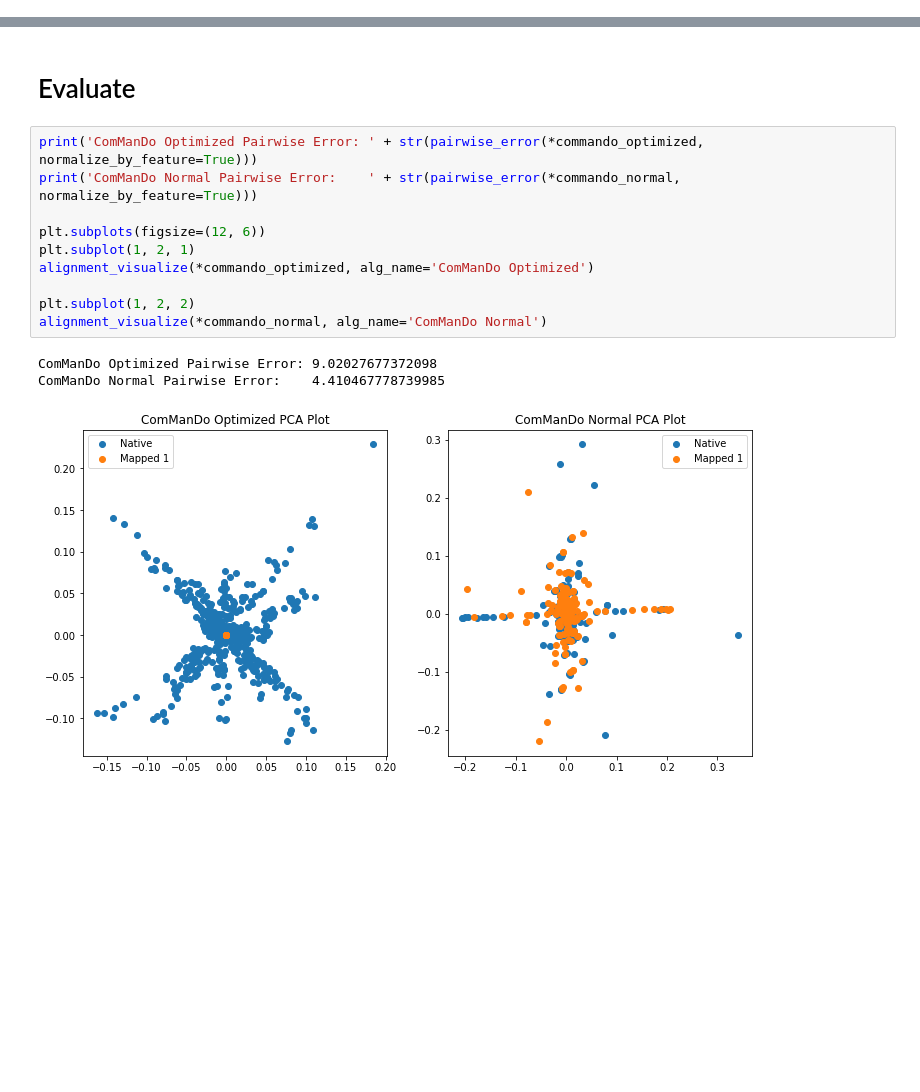
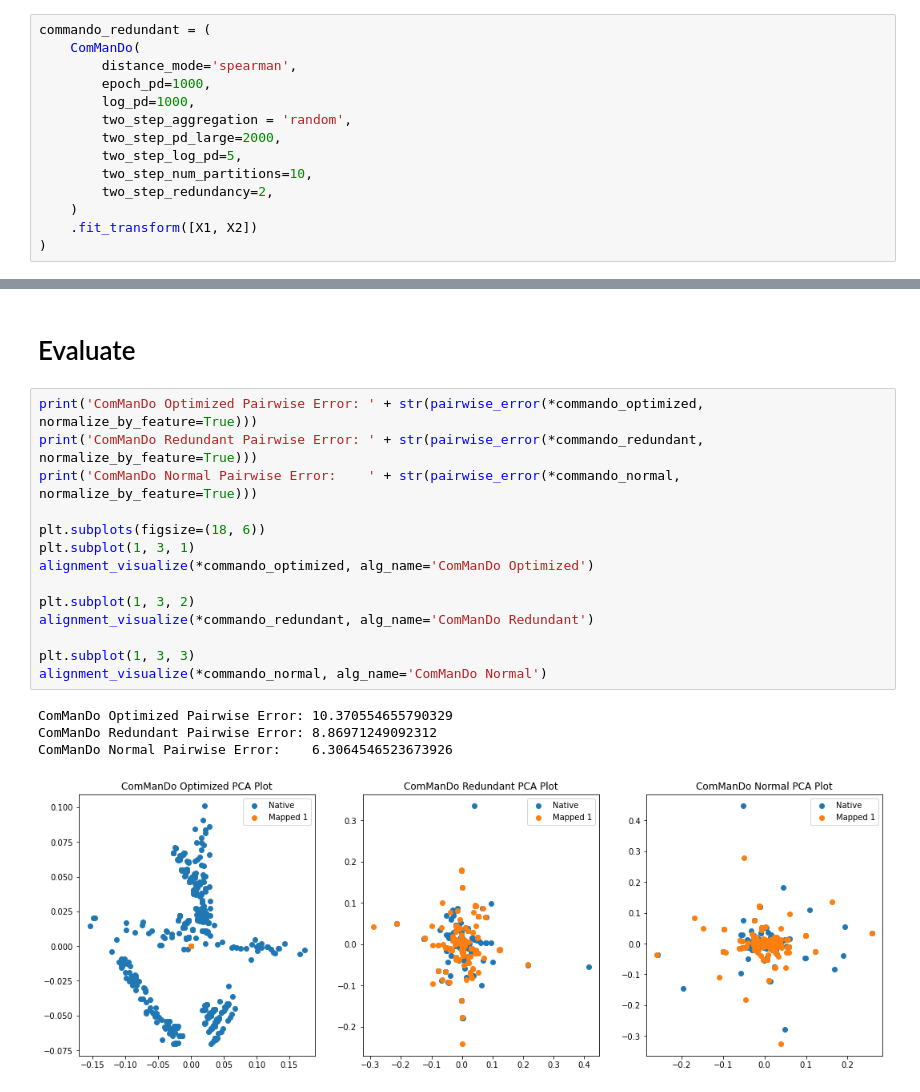
Before and after one commit to Oafish1/JAMIE, a Jupyter notebook: examples/opsca_sample_optimization.ipynb, the cells around one changed output, grey strips where cells are left out. Cells and saved outputs as stored; diff of their text form; blank space fills up the shorter version.

Commit message:
Organization, redundancy, rerun
There are quite a few heuristics at play here

```diff
--- a/examples/opsca_sample_optimization.ipynb
+++ b/examples/opsca_sample_optimization.ipynb
@@ -59,0 +60,14 @@ Time: 7.283785343170166 seconds
+# %%
+commando_redundant = (
+    ComManDo(
+        distance_mode='spearman',
+        epoch_pd=1000,
+        log_pd=1000,
+        two_step_aggregation = 'random',
+        two_step_pd_large=2000,
+        two_step_log_pd=5,
+        two_step_num_partitions=10,
+        two_step_redundancy=2,
+    )
+    .fit_transform([X1, X2])
+)
@@ -88,15 +120,20 @@ Time: 27.545281887054443 seconds
 # Evaluate
 # %%
 print('ComManDo Optimized Pairwise Error: ' + str(pairwise_error(*commando_optimized, normalize_by_feature=True)))
+print('ComManDo Redundant Pairwise Error: ' + str(pairwise_error(*commando_redundant, normalize_by_feature=True)))
 print('ComManDo Normal Pairwise Error:    ' + str(pairwise_error(*commando_normal, normalize_by_feature=True)))
 
-plt.subplots(figsize=(12, 6))
-plt.subplot(1, 2, 1)
+plt.subplots(figsize=(18, 6))
+plt.subplot(1, 3, 1)
 alignment_visualize(*commando_optimized, alg_name='ComManDo Optimized')
 
-plt.subplot(1, 2, 2)
+plt.subplot(1, 3, 2)
+alignment_visualize(*commando_redundant, alg_name='ComManDo Redundant')
+
+plt.subplot(1, 3, 3)
 alignment_visualize(*commando_normal, alg_name='ComManDo Normal')
 # %% [output]
-ComManDo Optimized Pairwise Error: 9.02027677372098
-ComManDo Normal Pairwise Error:    4.410467778739985
+ComManDo Optimized Pairwise Error: 10.370554655790329
+ComManDo Redundant Pairwise Error: 8.86971249092312
+ComManDo Normal Pairwise Error:    6.3064546523673926
-[figure, old version]
+[figure, new version]
```
Also changed, not shown: parts of 4 cells of this notebook, 2 other files.
